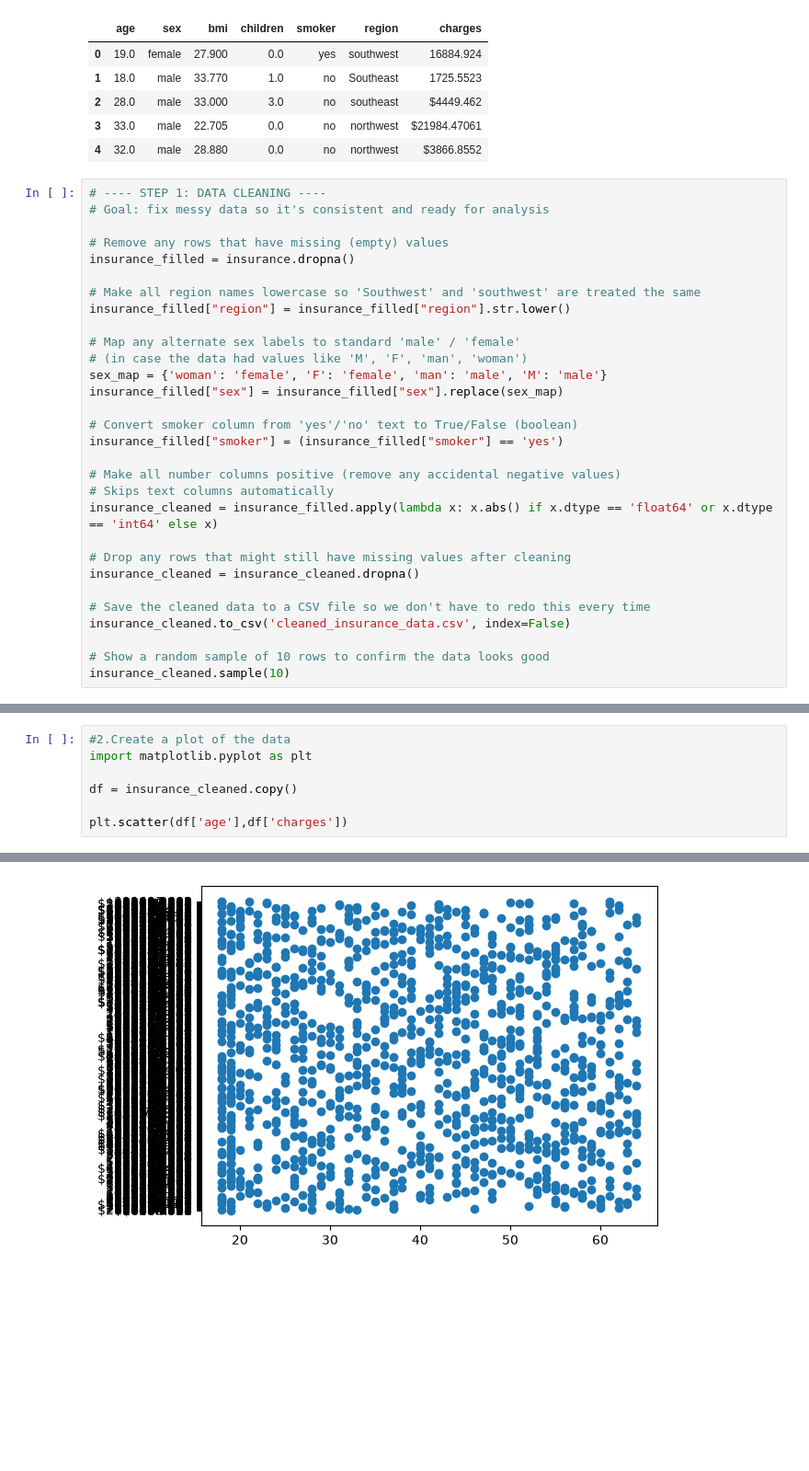
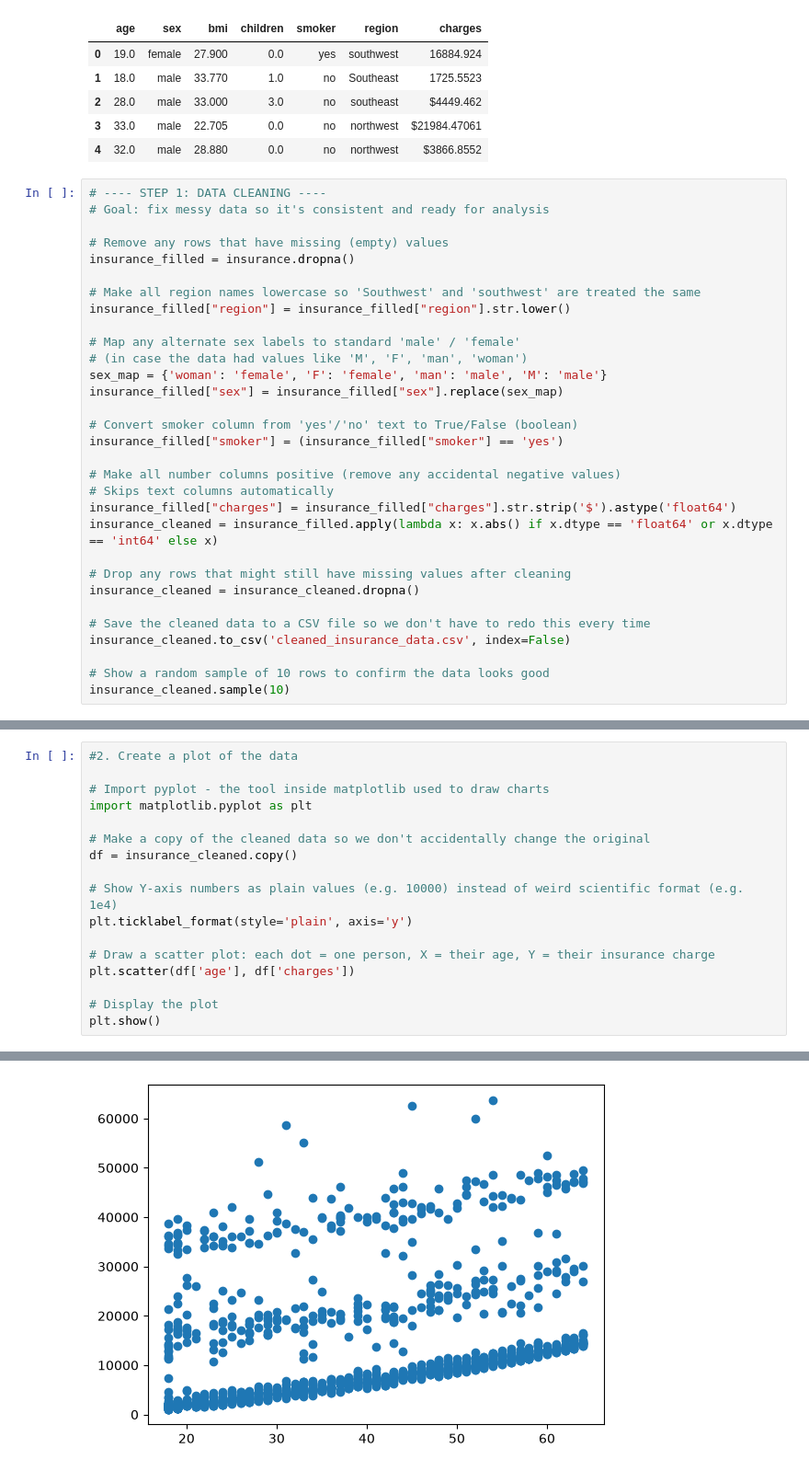
Before and after one commit to PRB18/insurance_prediction, a Jupyter notebook: insurance.ipynb, the cells around one changed output, grey strips where cells are left out. Shown at 92% size. Drawn from its saved outputs; the diff is of its cells as text; blank space fills up the shorter version.

Commit message:
scatter plot and converting the stings to binary and added comments to the code

```diff
--- a/insurance.ipynb
+++ b/insurance.ipynb
@@ -34,6 +34,7 @@ insurance_filled["smoker"] = (insurance_filled["smoker"] == 'yes')
 
 # Make all number columns positive (remove any accidental negative values)
 # Skips text columns automatically
+insurance_filled["charges"] = insurance_filled["charges"].str.strip('$').astype('float64')
 insurance_cleaned = insurance_filled.apply(lambda x: x.abs() if x.dtype == 'float64' or x.dtype == 'int64' else x)
 
 # Drop any rows that might still have missing values after cleaning
@@ -59,8 +60,18 @@ insurance_cleaned.sample(10)
 # %%
-#2.Create a plot of the data
+#2. Create a plot of the data
+
+# Import pyplot - the tool inside matplotlib used to draw charts
 import matplotlib.pyplot as plt
 
+# Make a copy of the cleaned data so we don't accidentally change the original
 df = insurance_cleaned.copy()
 
-plt.scatter(df['age'],df['charges'])
+# Show Y-axis numbers as plain values (e.g. 10000) instead of weird scientific format (e.g. 1e4)
+plt.ticklabel_format(style='plain', axis='y')
+
+# Draw a scatter plot: each dot = one person, X = their age, Y = their insurance charge
+plt.scatter(df['age'], df['charges'])
+
+# Display the plot
+plt.show()
 # %% [output]
@@ -68 +78 @@ plt.scatter(df['age'],df['charges'])
-[figure, old version]
+[figure, new version]
```
Also changed, not shown: parts of 3 cells of this notebook.
